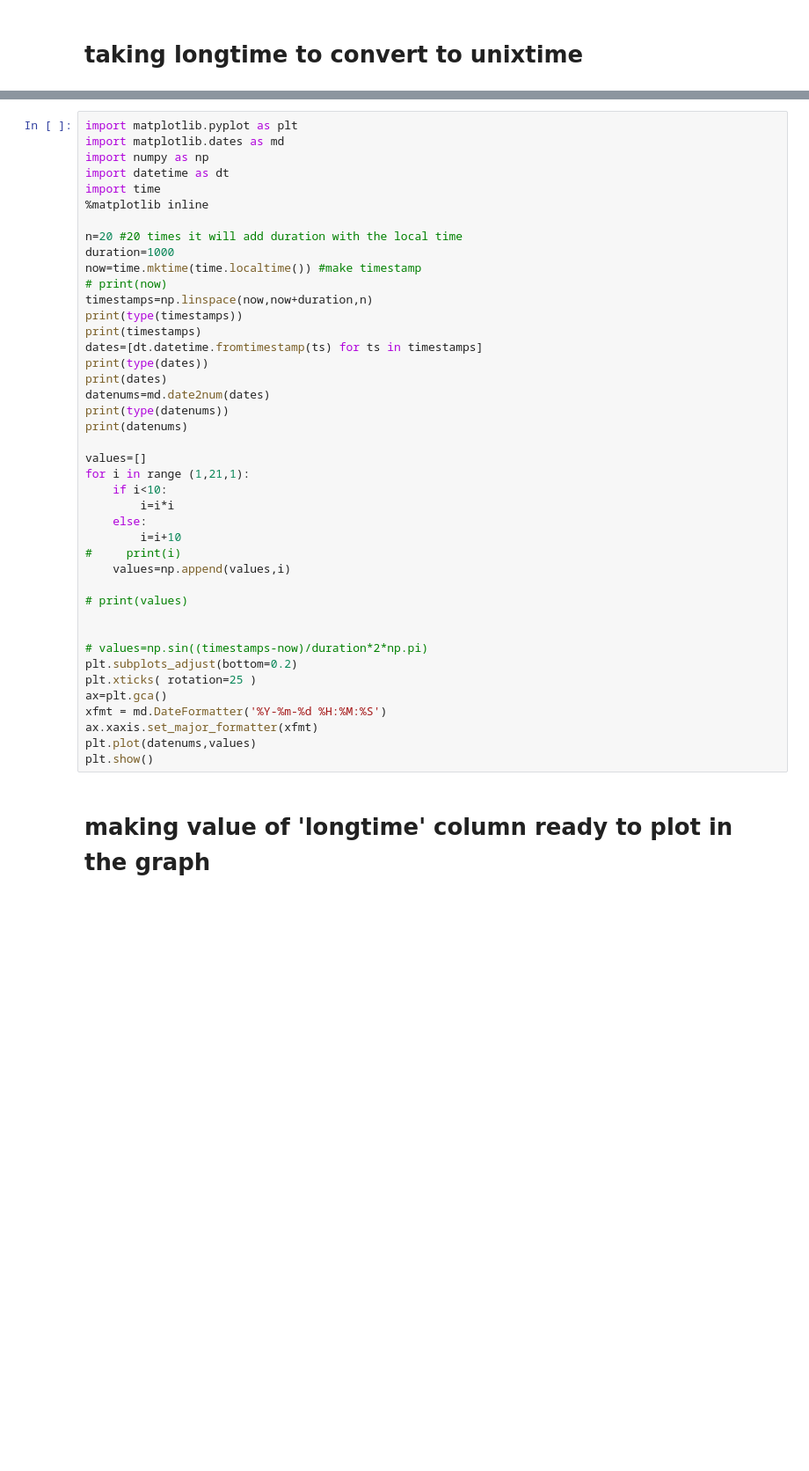
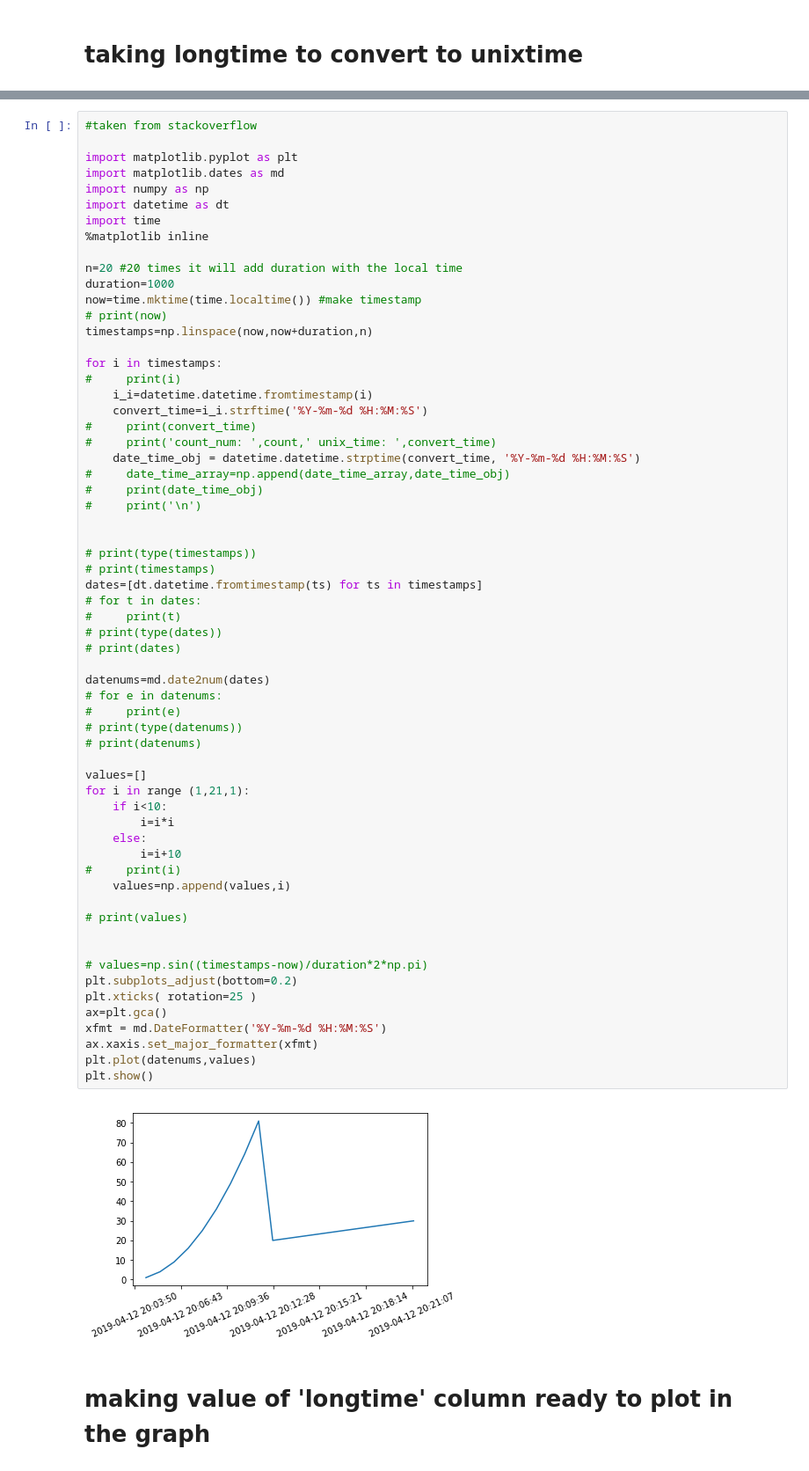
Before and after one commit to atifkarim/prediction_data_with_ML, a Jupyter notebook: longtime_to_unixtime.ipynb, the cells around one changed output, grey strips where cells are left out. Shown at 88% size. Drawn from its saved outputs; the diff is of its cells as text; blank space fills up the shorter version.

```diff
--- a/longtime_to_unixtime.ipynb
+++ b/longtime_to_unixtime.ipynb
@@ -72,6 +69,8 @@ print(b)
  [98.47037936]
  [98.56874716]]
 # %%
+#taken from stackoverflow
+
 import matplotlib.pyplot as plt
 import matplotlib.dates as md
 import numpy as np
@@ -80,39 +79,59 @@ import time
 %matplotlib inline
 
 n=20 #20 times it will add duration with the local time
 duration=1000
 now=time.mktime(time.localtime()) #make timestamp
 # print(now)
 timestamps=np.linspace(now,now+duration,n)
-print(type(timestamps))
-print(timestamps)
+
+for i in timestamps:
+#     print(i)
+    i_i=datetime.datetime.fromtimestamp(i)
+    convert_time=i_i.strftime('%Y-%m-%d %H:%M:%S')
+#     print(convert_time)
+#     print('count_num: ',count,' unix_time: ',convert_time)
+    date_time_obj = datetime.datetime.strptime(convert_time, '%Y-%m-%d %H:%M:%S')
+#     date_time_array=np.append(date_time_array,date_time_obj)
+#     print(date_time_obj)
+#     print('\n')
+
+
+# print(type(timestamps))
+# print(timestamps)
 dates=[dt.datetime.fromtimestamp(ts) for ts in timestamps]
-print(type(dates))
-print(dates)
+# for t in dates:
+#     print(t)
+# print(type(dates))
+# print(dates)
+
 datenums=md.date2num(dates)
-print(type(datenums))
-print(datenums)
+# for e in datenums:
+#     print(e)
+# print(type(datenums))
+# print(datenums)
 
 values=[]
 for i in range (1,21,1):
     if i<10:
         i=i*i
     else:
         i=i+10
 #     print(i)
     values=np.append(values,i)
 
 # print(values)
 
 
 # values=np.sin((timestamps-now)/duration*2*np.pi)
 plt.subplots_adjust(bottom=0.2)
 plt.xticks( rotation=25 )
 ax=plt.gca()
 xfmt = md.DateFormatter('%Y-%m-%d %H:%M:%S')
 ax.xaxis.set_major_formatter(xfmt)
 plt.plot(datenums,values)
 plt.show()
+# %% [output]
+[figure, added]
 # %% [markdown]
 # making value of 'longtime' column ready to plot in the graph
 # %%
```
Also changed, not shown: parts of 4 cells of this notebook.
